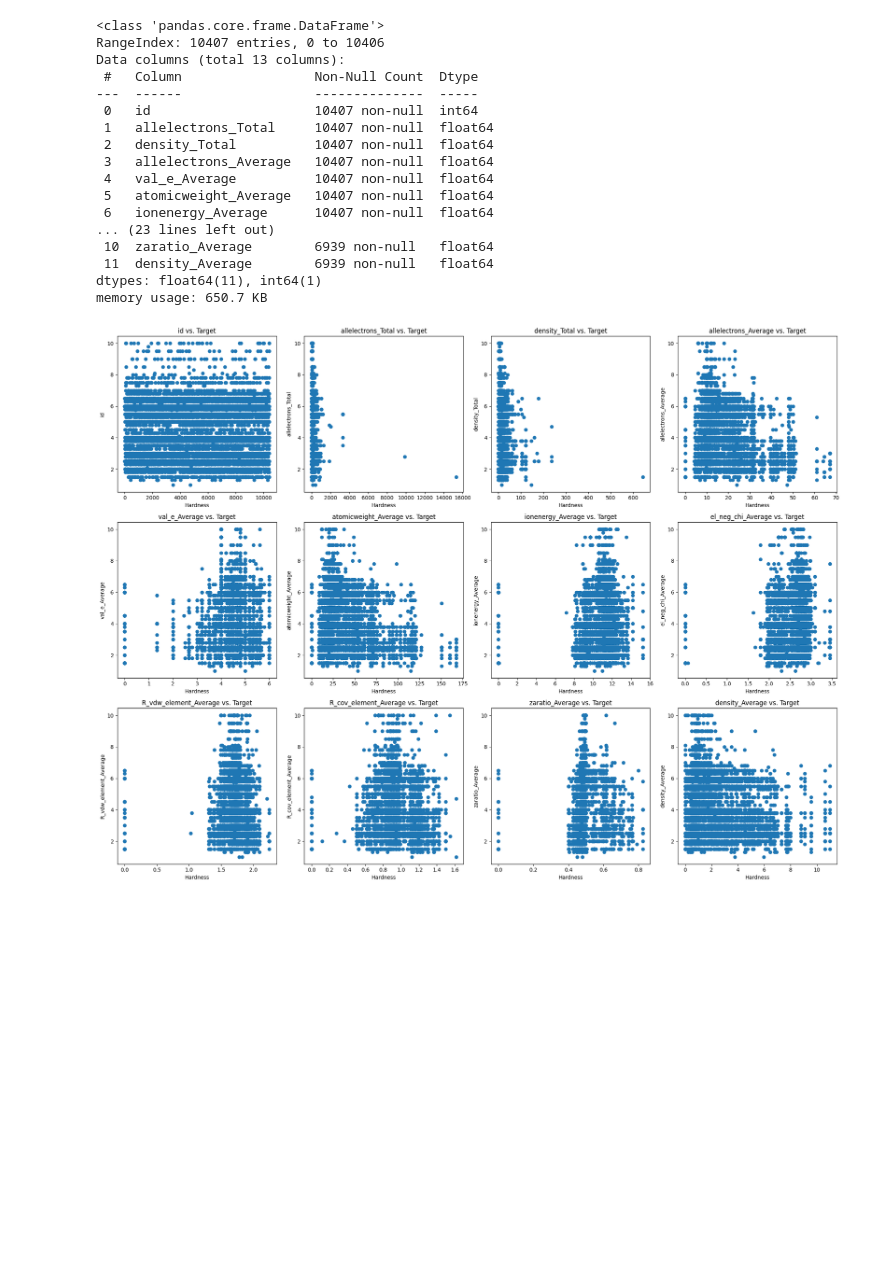
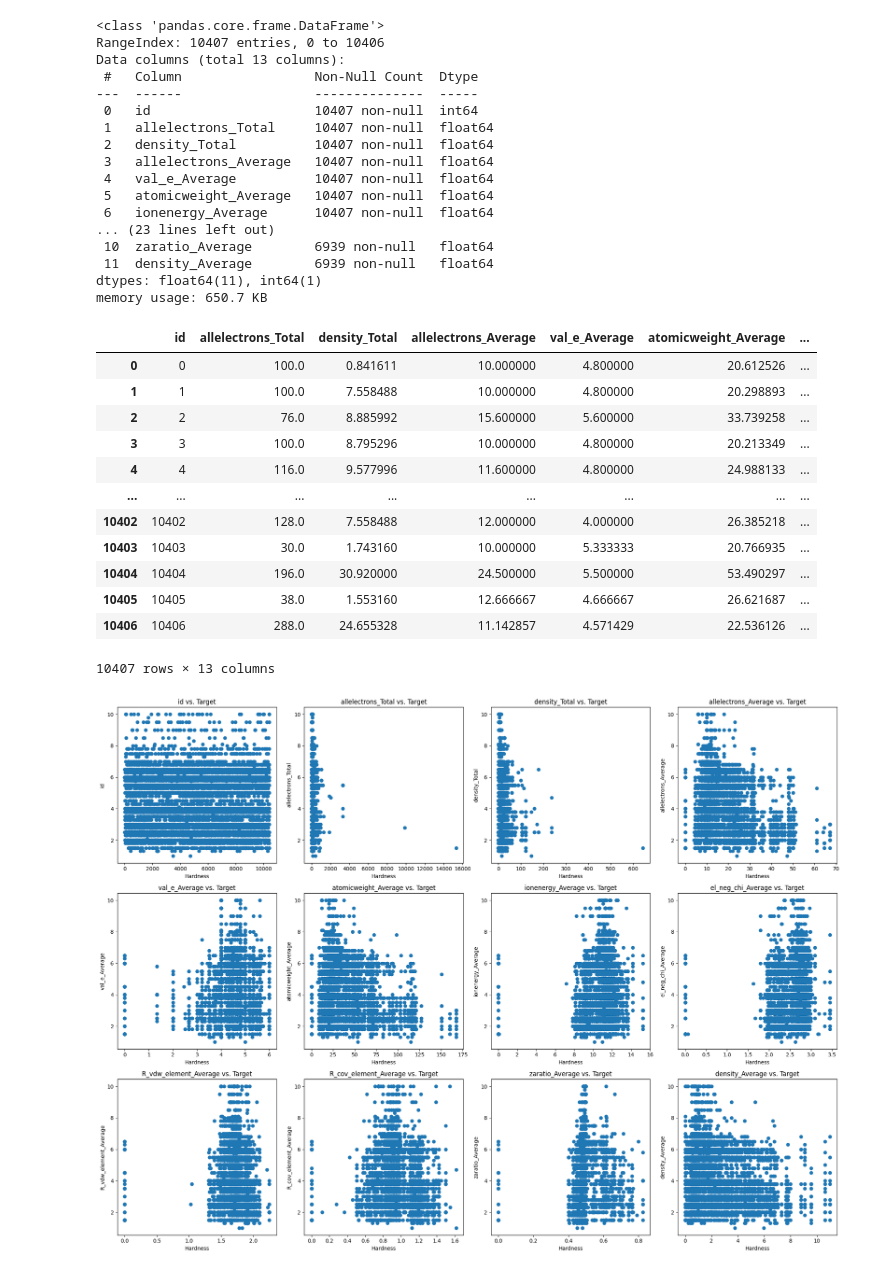
Before and after one commit to gacheru101/Play_ground_series-data, a Jupyter notebook: play-ground-series.ipynb, the cells around one changed output. Saved outputs shown, nothing was run; the diff lists cells and outputs as text; code cells hidden in the pictures; blank space fills up the shorter version.

```diff
--- a/play-ground-series.ipynb
+++ b/play-ground-series.ipynb
@@ -51,4 +51,20 @@ Data columns (total 13 columns):
  11  density_Average        6939 non-null   float64
 dtypes: float64(11), int64(1)
 memory usage: 650.7 KB
+# %%
+df_train
+# %% [output]
+|  | id | allelectrons_Total | density_Total | allelectrons_Average | val_e_Average | atomicweight_Average | ... |
+| 0 | 0 | 100.0 | 0.841611 | 10.000000 | 4.800000 | 20.612526 | ... |
+| 1 | 1 | 100.0 | 7.558488 | 10.000000 | 4.800000 | 20.298893 | ... |
+| 2 | 2 | 76.0 | 8.885992 | 15.600000 | 5.600000 | 33.739258 | ... |
+| 3 | 3 | 100.0 | 8.795296 | 10.000000 | 4.800000 | 20.213349 | ... |
+| 4 | 4 | 116.0 | 9.577996 | 11.600000 | 4.800000 | 24.988133 | ... |
+| ... | ... | ... | ... | ... | ... | ... | ... |
+| 10402 | 10402 | 128.0 | 7.558488 | 12.000000 | 4.000000 | 26.385218 | ... |
+| 10403 | 10403 | 30.0 | 1.743160 | 10.000000 | 5.333333 | 20.766935 | ... |
+| 10404 | 10404 | 196.0 | 30.920000 | 24.500000 | 5.500000 | 53.490297 | ... |
+| 10405 | 10405 | 38.0 | 1.553160 | 12.666667 | 4.666667 | 26.621687 | ... |
+| 10406 | 10406 | 288.0 | 24.655328 | 11.142857 | 4.571429 | 22.536126 | ... |
+10407 rows × 13 columns
 # %%
```
Also changed, not shown: parts of 8 cells of this notebook.
